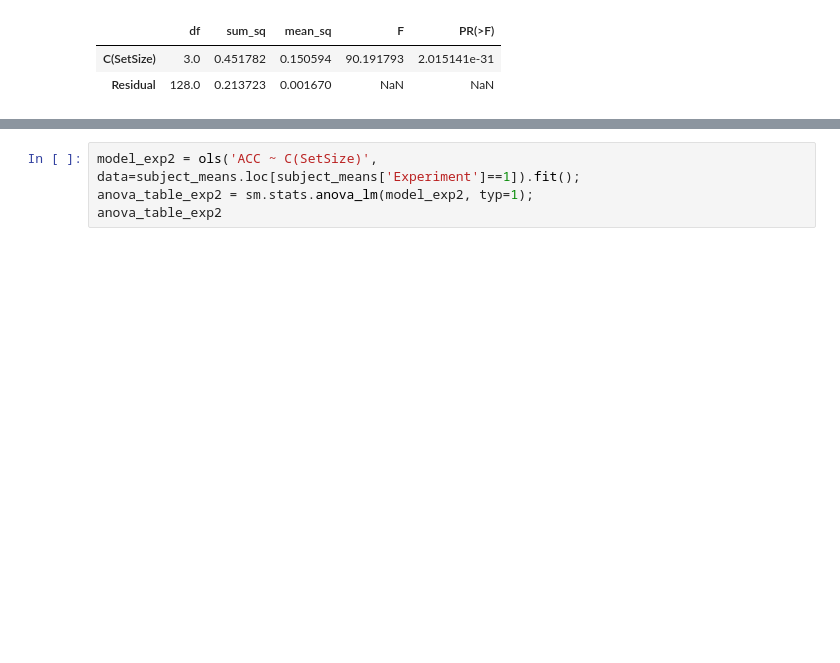
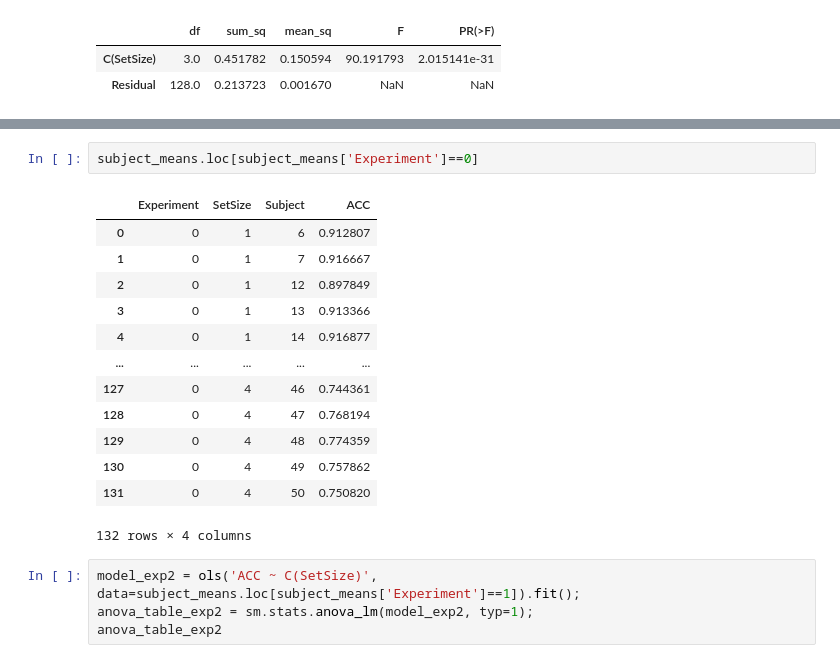
Before and after one commit to WilliamThyer/Thyer-et-al-2021, a Jupyter notebook: behavior_analysis.ipynb, the cells around one changed output, grey strips where cells are left out. Saved outputs shown, nothing was run; the diff lists cells and outputs as text; blank space fills up the shorter version.

```diff
--- a/behavior_analysis.ipynb
+++ b/behavior_analysis.ipynb
@@ -131,3 +153,19 @@ anova_table_exp1
+# %%
+subject_means.loc[subject_means['Experiment']==0]
+# %% [output]
+|  | Experiment | SetSize | Subject | ACC |
+| 0 | 0 | 1 | 6 | 0.912807 |
+| 1 | 0 | 1 | 7 | 0.916667 |
+| 2 | 0 | 1 | 12 | 0.897849 |
+| 3 | 0 | 1 | 13 | 0.913366 |
+| 4 | 0 | 1 | 14 | 0.916877 |
+| ... | ... | ... | ... | ... |
+| 127 | 0 | 4 | 46 | 0.744361 |
+| 128 | 0 | 4 | 47 | 0.768194 |
+| 129 | 0 | 4 | 48 | 0.774359 |
+| 130 | 0 | 4 | 49 | 0.757862 |
+| 131 | 0 | 4 | 50 | 0.750820 |
+132 rows × 4 columns
 # %%
 model_exp2 = ols('ACC ~ C(SetSize)', data=subject_means.loc[subject_means['Experiment']==1]).fit();
 anova_table_exp2 = sm.stats.anova_lm(model_exp2, typ=1);
```
Also changed, not shown: parts of 6 cells of this notebook, 5 other files.
